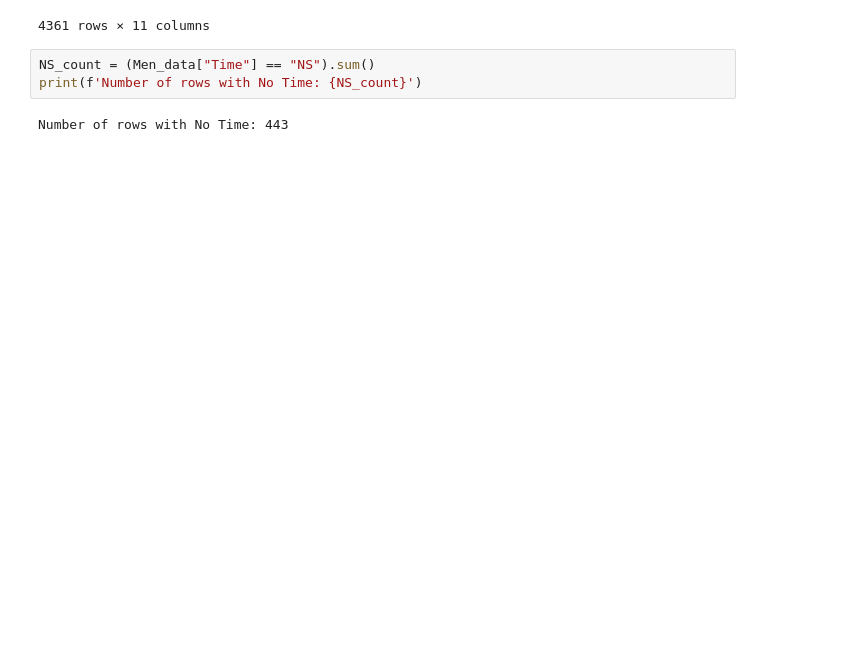
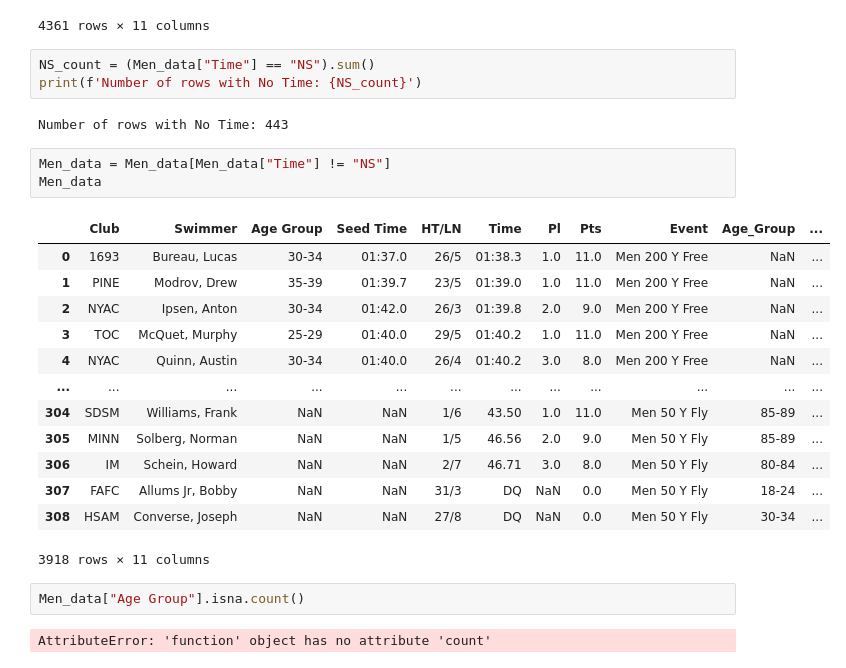
Before and after one commit to ZlataSparrow/An-Introduction-to-Statistical-Learning-Python, a Jupyter notebook: notebook/notebook_1.ipynb, the cells around one changed output. Cells and saved outputs as stored; diff of their text form; blank space fills up the shorter version.

```diff
--- a/notebook/notebook_1.ipynb
+++ b/notebook/notebook_1.ipynb
@@ -196,3 +196,24 @@ NS_count = (Men_data["Time"] == "NS").sum()
 print(f'Number of rows with No Time: {NS_count}')
 # %% [output]
 Number of rows with No Time: 443
+# %%
+Men_data = Men_data[Men_data["Time"] != "NS"]
+Men_data
+# %% [output]
+|  | Club | Swimmer | Age Group | Seed Time | HT/LN | Time | Pl | Pts | Event | Age_Group | ... |
+| 0 | 1693 | Bureau, Lucas | 30-34 | 01:37.0 | 26/5 | 01:38.3 | 1.0 | 11.0 | Men 200 Y Free | NaN | ... |
+| 1 | PINE | Modrov, Drew | 35-39 | 01:39.7 | 23/5 | 01:39.0 | 1.0 | 11.0 | Men 200 Y Free | NaN | ... |
+| 2 | NYAC | Ipsen, Anton | 30-34 | 01:42.0 | 26/3 | 01:39.8 | 2.0 | 9.0 | Men 200 Y Free | NaN | ... |
+| 3 | TOC | McQuet, Murphy | 25-29 | 01:40.0 | 29/5 | 01:40.2 | 1.0 | 11.0 | Men 200 Y Free | NaN | ... |
+| 4 | NYAC | Quinn, Austin | 30-34 | 01:40.0 | 26/4 | 01:40.2 | 3.0 | 8.0 | Men 200 Y Free | NaN | ... |
+| ... | ... | ... | ... | ... | ... | ... | ... | ... | ... | ... | ... |
+| 304 | SDSM | Williams, Frank | NaN | NaN | 1/6 | 43.50 | 1.0 | 11.0 | Men 50 Y Fly | 85-89 | ... |
+| 305 | MINN | Solberg, Norman | NaN | NaN | 1/5 | 46.56 | 2.0 | 9.0 | Men 50 Y Fly | 85-89 | ... |
+| 306 | IM | Schein, Howard | NaN | NaN | 2/7 | 46.71 | 3.0 | 8.0 | Men 50 Y Fly | 80-84 | ... |
+| 307 | FAFC | Allums Jr, Bobby | NaN | NaN | 31/3 | DQ | NaN | 0.0 | Men 50 Y Fly | 18-24 | ... |
+| 308 | HSAM | Converse, Joseph | NaN | NaN | 27/8 | DQ | NaN | 0.0 | Men 50 Y Fly | 30-34 | ... |
+3918 rows × 11 columns
+# %%
+Men_data["Age Group"].isna.count()
+# %% [output]
+AttributeError: 'function' object has no attribute 'count'
```
